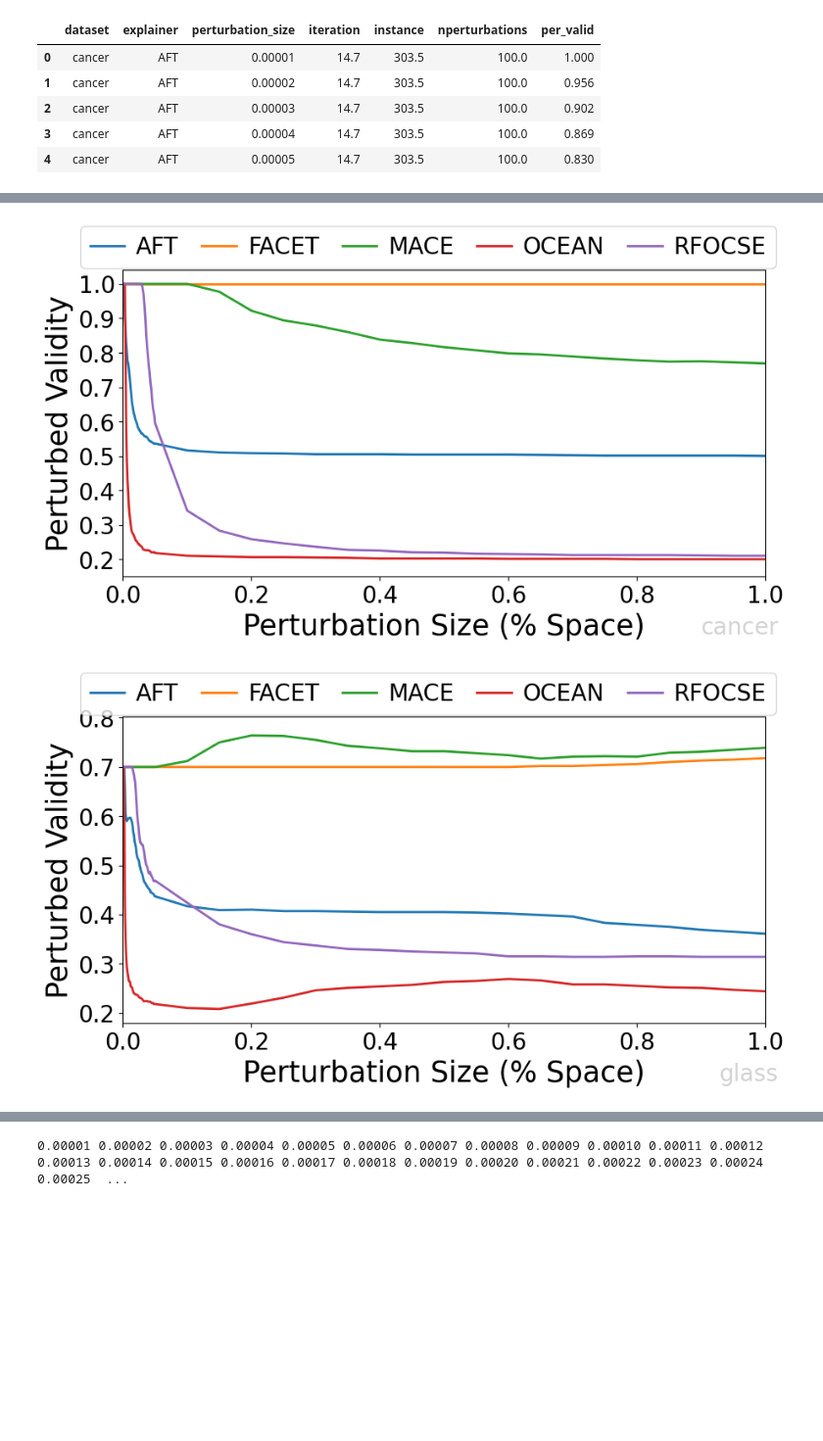
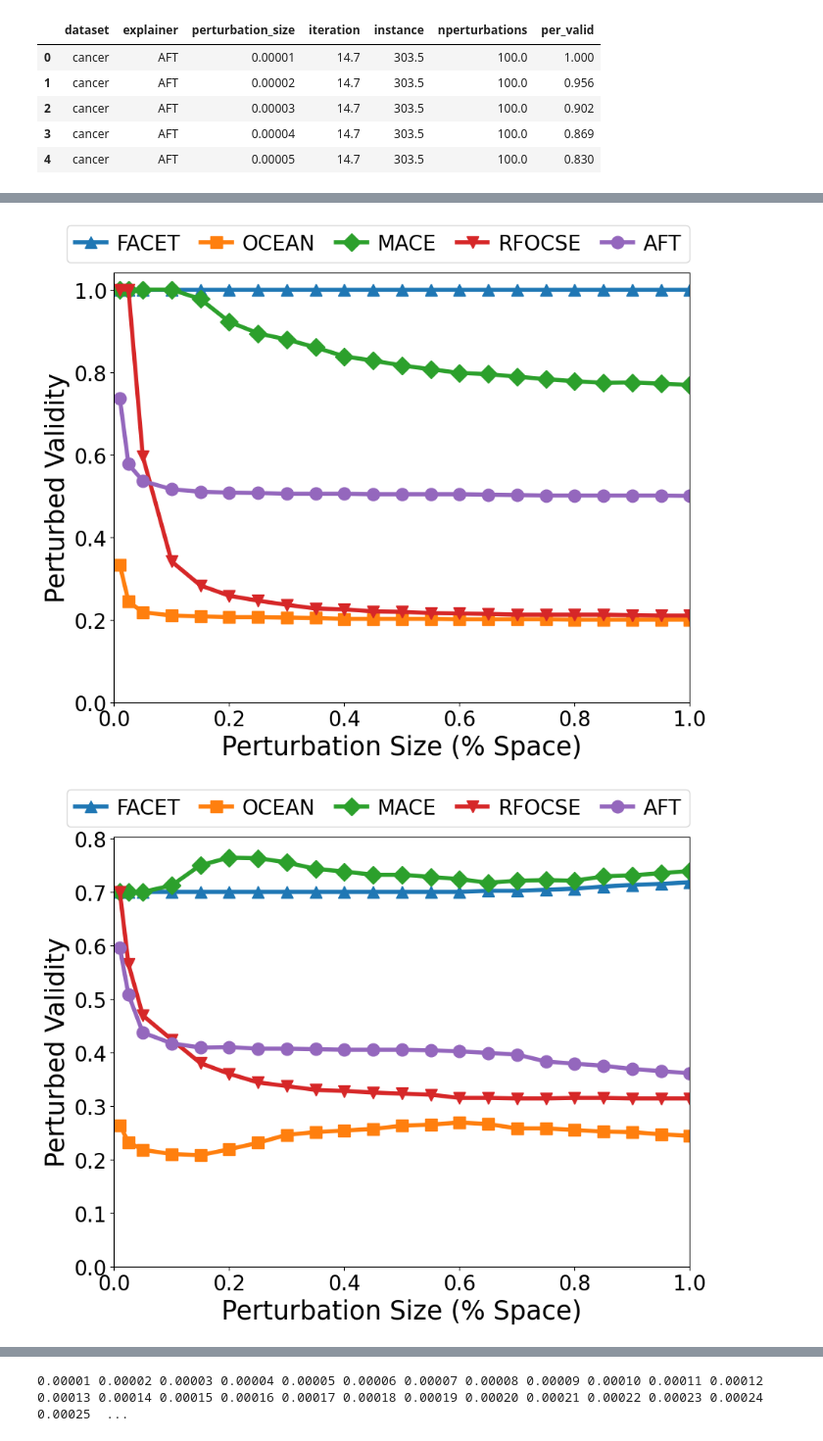
Before and after one commit to PeterVanNostrand/FACET, a Jupyter notebook: figures/perturb.ipynb, the cells around one changed output, grey strips where cells are left out. Shown at 98% size. Drawn from its saved outputs; the diff is of its cells as text; code cells hidden in the pictures; blank space fills up the shorter version.

Commit message:
figures WIP

```diff
--- a/figures/perturb.ipynb
+++ b/figures/perturb.ipynb
@@ -3,7 +3,7 @@ import os
 import re
 import sys
 
-import matplotlib.pyplot as plt
+import matplotlib   .pyplot as plt
 import numpy as np
 import pandas as pd
 
@@ -18,8 +18,8 @@ colors = cmap.colors
 results_path = "../results/perturbations-turing/"
 output_dir = "./perturbations-turing/"
 export_figures = True
-fig_type = ".png"
-use_titles = True
+fig_type = ".pdf"
+use_titles = False
 use_legend = True
 
 if export_figures and not os.path.isdir(output_dir):
@@ -52,0 +57,6 @@ pert_sizes: [1e-05, 2e-05, 3e-05, 4e-05, 5e-05, 6e-05, 7e-05, 8e-05, 9e-05, 0.00
+# %%
+all_results = df.groupby(["dataset", "explainer", "perturbation_size"], as_index=False).mean()
+print("explainers:", list(all_results["explainer"].unique()))
+print("datasets:", list(all_results["dataset"].unique()))
+print("pert_sizes:", list(all_results["perturbation_size"].unique()))
+all_results.head()
@@ -74,8 +94,8 @@ explainer_markers = {
     "RFOCSE": "v",
     "MACE": "D"
 }
-marker_size = 0
-line_width = 2
+marker_size = 12
+line_width = 4
 marker_sizes = {
     "AFT": marker_size,
     "FACETIndex": marker_size,
@@ -90,13 +110,21 @@ pretty_explainer_names = {
     "RFOCSE": "RFOCSE",
     "MACE": "MACE",
 }
+found_explainers = all_results["explainer"].unique()
+all_explainers = ["FACETIndex", "OCEAN", "MACE", "RFOCSE", "AFT"]
+explainers = []
+for expl in all_explainers:
+    if expl in found_explainers:
+        explainers.append(expl)
 # %%
 def render_plot(xfeature, yfeature, xlabel, ylabel, title, save_name=None, xrange=None, yrange=None, xlog=False, lloc=None, ylog=False):
 
     for ds in all_results["dataset"].unique():
-        fig = plt.figure(figsize=[10, 4.8], frameon=True)
+        # fig = plt.figure(figsize=[10, 4.8], frameon=True)
+        fig = plt.figure(figsize=[10, 7.5], frameon=True)
+        [6.4, 4.8]
         is_ds = all_results["dataset"] == ds
-        for expl in all_results["explainer"].unique():
+        for expl in explainers:
             is_expl = all_results["explainer"] == expl
             matching_rows = is_ds & is_expl
             plt.plot(all_results[matching_rows][xfeature] * 100, all_results[matching_rows][yfeature], label=expl, marker=explainer_markers[expl], lw=line_width, ms=marker_sizes[expl])
@@ -111,19 +139,22 @@ def render_plot(xfeature, yfeature, xlabel, ylabel, title, save_name=None, xrang
         if xrange is not None:
             plt.xlim(xrange)
         if yrange is not None:
-            plt.ylim(yrange)
+            if yrange[0] is not None:
+                plt.ylim(bottom=yrange[0])
+            if yrange[1] is not None:
+                plt.ylim(top=yrange[0])
 
         plt.xticks(fontsize=20, rotation="horizontal")
         plt.yticks(fontsize=20)
 
         if use_legend:
-            expl_names = [pretty_explainer_names[_] for _ in all_results["explainer"].unique()]
-            plt.legend(expl_names, loc="upper center", ncol=len(all_results["explainer"].unique()), handletextpad=0.5, columnspacing=1, handlelength=1.5, prop={"size":20}, bbox_to_anchor=(0, 1.18, 0.95, 0),) #
+            expl_names = [pretty_explainer_names[_] for _ in explainers]
+            plt.legend(expl_names, ncol=len(explainers), handletextpad=0.5, columnspacing=1, handlelength=1.5, prop={"size":20}, bbox_to_anchor=(-0.1, 1, 0.8, 0),) #
 
         if export_figures and save_name is not None:
             plt.savefig(output_dir + save_name + "_" + ds + fig_type, bbox_inches="tight")
 # %%
-render_plot("perturbation_size", "per_valid", "Perturbation Size (% Space)", "Perturbed Validity", "Rate of Explanation Failure", save_name="perturbation_valid", xrange=[0, 1])
+render_plot("perturbation_size", "per_valid", "Perturbation Size (% Space)", "Perturbed Validity", "Rate of Explanation Failure", save_name="perturbation_valid", xrange=[0, 1], yrange=[0, None])
 # %% [output]
-[figure, old version]
+[figure, new version]
-[figure, old version]
+[figure, new version]
```
Also changed, not shown: parts of 4 cells of this notebook, 2 other files.
